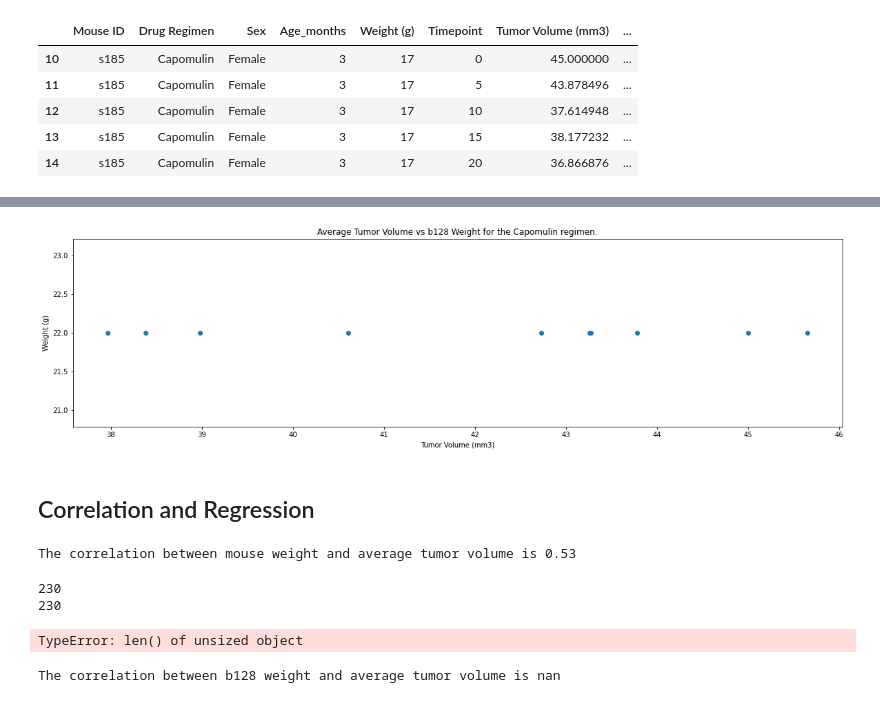
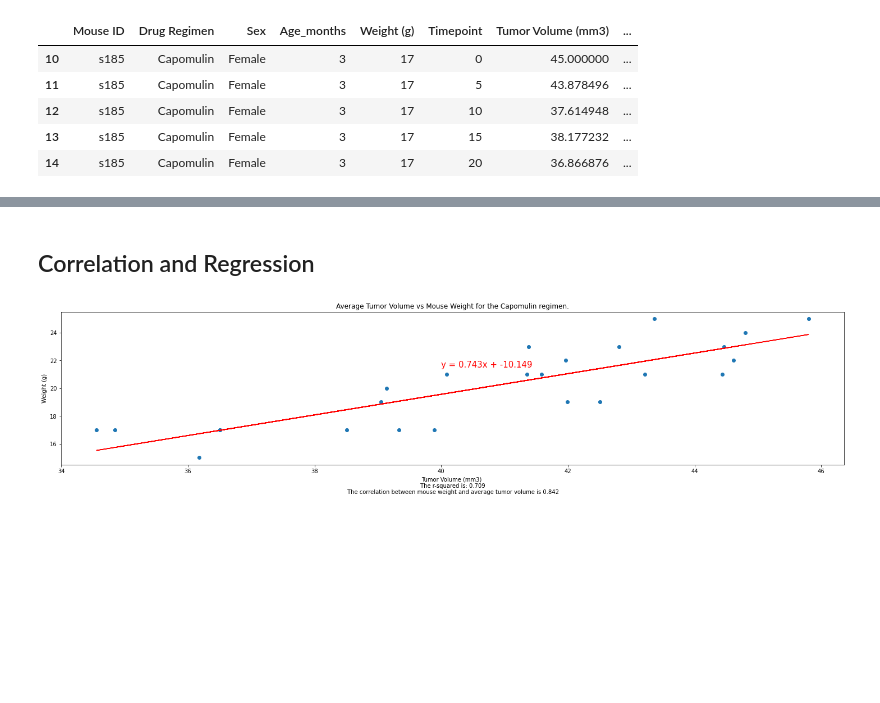
Before and after one commit to georgiafbi/matplotlib-challenge, a Jupyter notebook: Pymaceuticals/pymaceuticals_starter.ipynb, the cells around one changed output, grey strips where cells are left out. Drawn from its saved outputs; the diff is of its cells as text; code cells hidden in the pictures; blank space fills up the shorter version.

```diff
--- a/Pymaceuticals/pymaceuticals_starter.ipynb
+++ b/Pymaceuticals/pymaceuticals_starter.ipynb
@@ -304,43 +305,18 @@ plt.show()
-# %%
-mouse_weight=capomulin_mouse_df["Weight (g)"]
-plt.scatter(y_tv,mouse_weight)
-plt.title(f"Average Tumor Volume vs {mouse[mouse_select]} Weight for the {drug} regimen.")
-plt.ylabel("Weight (g)")
-plt.xlabel("Tumor Volume (mm3)")
-plt.show()
-# %% [output]
-[figure, removed]
 # %% [markdown]
 ## Correlation and Regression
-# %%
-c=sts.pearsonr(tv_vol_mm3,mice_weight)[0]
-print(f"The correlation between mouse weight and average tumor volume is {round(c,2)}")
-# %% [output]
-The correlation between mouse weight and average tumor volume is 0.53
-# %%
-pprint(len(tv_vol_mm3))
-print(len(mice_weight))
-# %% [output]
-230
-230
 # %%
 # Calculate the correlation coefficient and linear regression model
 # for mouse weight and average tumor volume for the Capomulin regimen
-correlation=sts.pearsonr(mouse_weight,y_tv)
-(slope1, intercept1, rvalue1, pvalue1, stderr1) = linregress(tv_vol_mm3[0],mice_weight[0])
-regress_values1 = tv_vol_mm3 * slope1 + intercept1
-line_eq1 = "y = " + str(round(slope1,2)) + "x + " + str(round(intercept1,2))
-plt.scatter(tv_vol_mm3,mice_weight)
+c=sts.pearsonr(avg_tv,avg_weight)[0]
+(slope1, intercept1, rvalue1, pvalue1, stderr1) = linregress(avg_tv,avg_weight)
+regress_values1 = avg_tv * slope1 + intercept1
+line_eq1 = "y = " + str(round(slope1,3)) + "x + " + str(round(intercept1,3))
+plt.scatter(avg_tv,avg_weight)
 plt.title(f"Average Tumor Volume vs Mouse Weight for the {drug} regimen.")
-plt.plot(tv_vol,regress_values1,"r-")
-plt.annotate(line_eq1,(42,21.5),fontsize=15,color="red")
-plt.xlabel("Weight (g)")
-plt.ylabel("Tumor Volume (mm3)")
+plt.plot(avg_tv, regress_values1,"r-")
+plt.annotate(line_eq1,(40,21.5),fontsize=15,color="red")
+plt.xlabel(f"Tumor Volume (mm3) \n The r-squared is: {round((rvalue1**2),3)} \n The correlation between mouse weight and average tumor volume is {round(c,3)}")
+plt.ylabel("Weight (g)")
 plt.show()
-print(f"The r-squared is: {rvalue1**2}")
 # %% [output]
-TypeError: len() of unsized object
+[figure, added]
-# %%
-print(f"The correlation between {mouse[mouse_select]} weight and average tumor volume is {round(correlation[0],2)}")
-# %% [output]
-The correlation between b128 weight and average tumor volume is nan
```
Also changed, not shown: parts of 6 cells of this notebook.
